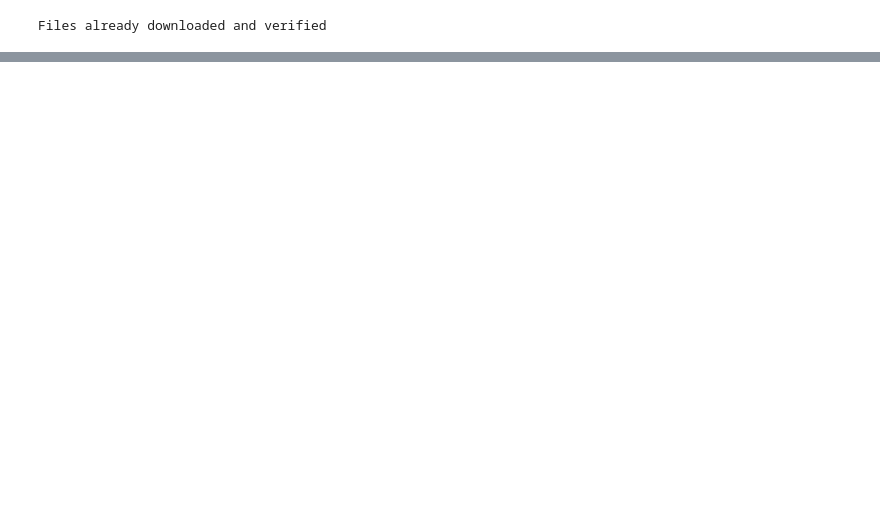
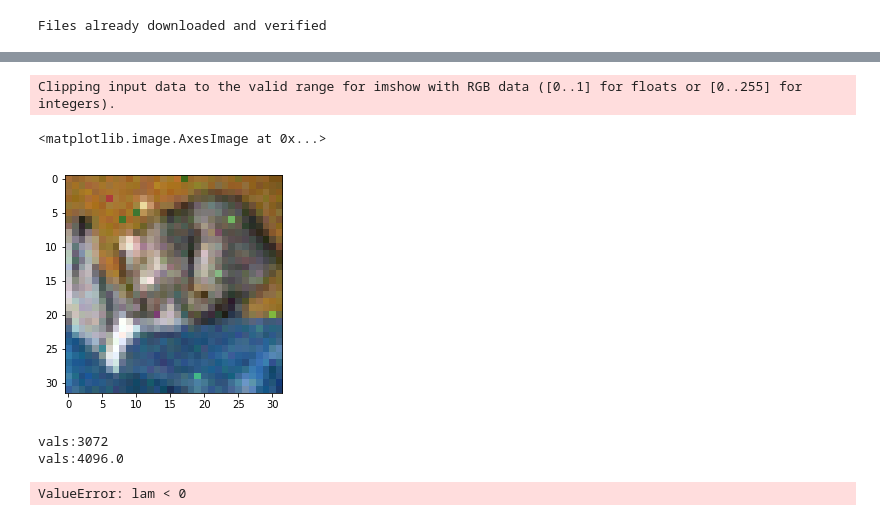
Before and after one commit to Vio8023/pytorch-cifar, a Jupyter notebook: visualize_noise.ipynb, the cells around one changed output, grey strips where cells are left out. Saved outputs shown, nothing was run; the diff lists cells and outputs as text; code cells hidden in the pictures; blank space fills up the shorter version.

Commit message:
add s&p noise

```diff
--- a/visualize_noise.ipynb
+++ b/visualize_noise.ipynb
@@ -53,2 +47,20 @@ Clipping input data to the valid range for imshow with RGB data ([0..1] for floa
+# %%
+noise_func = noise_data(noise_type="s&p")
+noisy_data = noise_func(trainset[0][0])
+noisy_image = recover_image(noisy_data)
+plt.imshow(noisy_image.numpy().transpose(1, 2, 0))
+# %% [output]
+Clipping input data to the valid range for imshow with RGB data ([0..1] for floats or [0..255] for integers).
+<matplotlib.image.AxesImage at 0x...>
+[figure, added]
+# %%
+noise_func = noise_data(noise_type="speckle")
+noisy_data = noise_func(trainset[0][0])
+noisy_image = recover_image(noisy_data)
+plt.imshow(noisy_image.numpy().transpose(1, 2, 0))
+# %% [output]
+vals:3072
+vals:4096.0
+ValueError: lam < 0
 # %%
 trainset[0][1]
```
Also changed, not shown: parts of 5 cells of this notebook, 1 other file.
